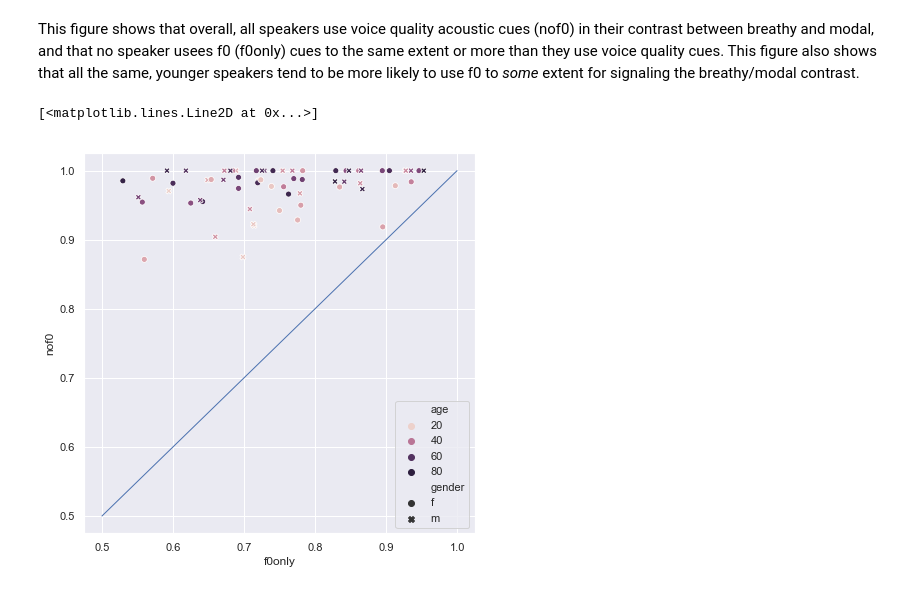
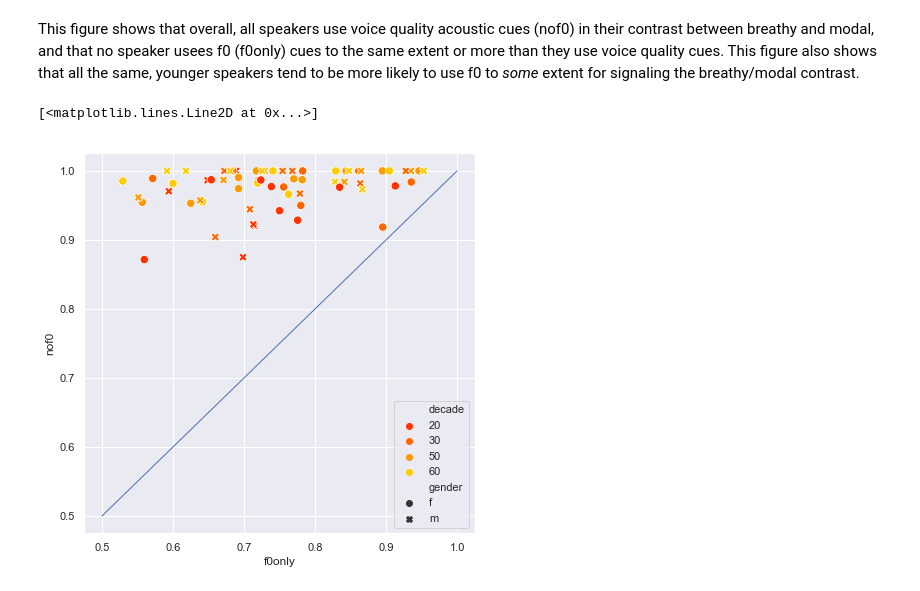
Before and after one commit to susanlinucb/kuy_production, a Jupyter notebook: LDA_accuracy.ipynb, the cells around one changed output. Drawn from its saved outputs; the diff is of its cells as text; code cells hidden in the pictures.

Commit message:
update to replace age with decade

```diff
--- a/LDA_accuracy.ipynb
+++ b/LDA_accuracy.ipynb
@@ -99,3 +101,5 @@ resultsdf = socialdf.merge(resultsdf)
+# %%
+resultsdf.decade = resultsdf.decade.astype(str)
 # %%
 pd.options.display.max_rows = 999
 resultsdf
@@ -121,8 +125,10 @@ resultsdf
 This figure shows that overall, all speakers use voice quality acoustic cues (nof0) in their contrast between breathy and modal, and that no speaker usees f0 (f0only) cues to the same extent or more than they use voice quality cues.  This figure also shows that all the same, younger speakers tend to be more likely to use f0 to _some_ extent for signaling the breathy/modal contrast.
 # %%
 sns.set(rc={'figure.figsize':(7,7)})
-splot = sns.scatterplot(x='f0only',y='nof0',hue='age',style='gender',data=resultsdf)
+splot = sns.scatterplot(x='f0only',y='nof0',style='gender',
+                        hue='decade',palette=sns.color_palette("autumn",n_colors=len(resultsdf.decade.unique())),s=70,
+                        data=resultsdf)
 plt.plot([0.5, 1], [0.5, 1], linewidth=1)
 # %% [output]
 [<matplotlib.lines.Line2D at 0x...>]
-[figure, old version]
+[figure, new version]
```
Also changed, not shown: parts of 1 cell of this notebook.
